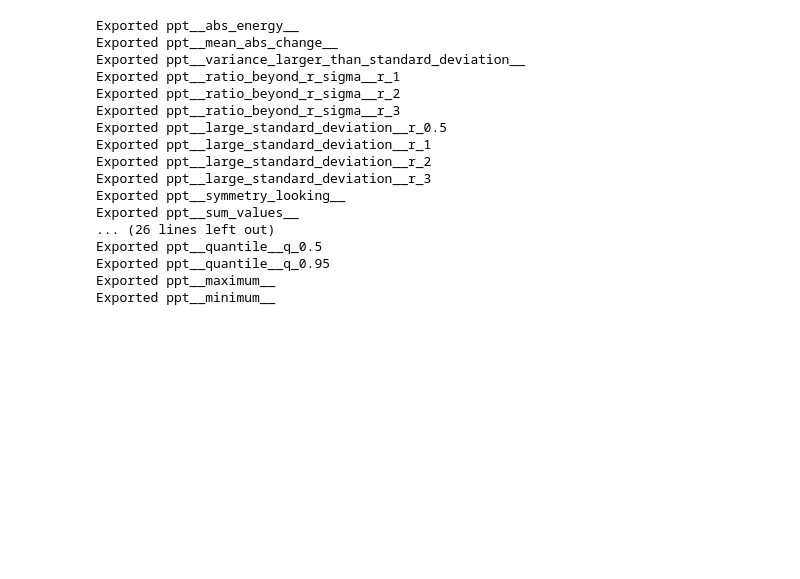
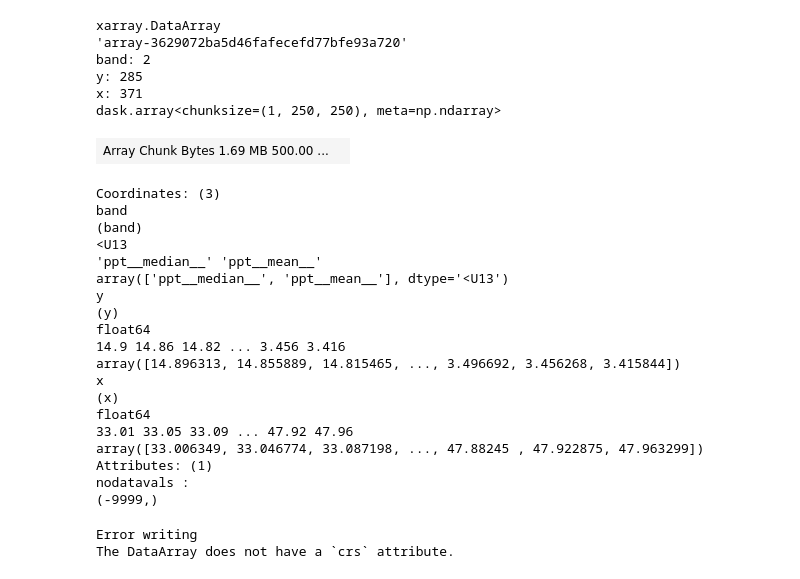
Before and after one commit to mmann1123/xr_fresh, a Jupyter notebook: notebooks/feature_extraction.ipynb, the cells around one changed output. Saved outputs shown, nothing was run; the diff lists cells and outputs as text; code cells hidden in the pictures; blank space fills up the shorter version.

```diff
--- a/notebooks/feature_extraction.ipynb
+++ b/notebooks/feature_extraction.ipynb
@@ -133,20 +197,34 @@ go to http://localhost:8787/status for dask dashboard
+# %%
+features
+# %% [output]
+xarray.DataArray
+'array-3629072ba5d46fafecefd77bfe93a720'
+band: 2
+y: 285
+x: 371
+dask.array<chunksize=(1, 250, 250), meta=np.ndarray>
+| Array Chunk Bytes 1.69 MB 500.00 ... |  |
+Coordinates: (3)
+band
+(band)
+<U13
+'ppt__median__' 'ppt__mean__'
+array(['ppt__median__', 'ppt__mean__'], dtype='<U13')
+y
+(y)
+float64
+14.9 14.86 14.82 ... 3.456 3.416
+array([14.896313, 14.855889, 14.815465, ..., 3.496692, 3.456268, 3.415844])
+x
+(x)
+float64
+33.01 33.05 33.09 ... 47.92 47.96
+array([33.006349, 33.046774, 33.087198, ..., 47.88245 , 47.922875, 47.963299])
+Attributes: (1)
+nodatavals :
+(-9999,)
 # %%
-xarray_to_rasterio(features,'/home/mmann1123/Desktop/', postfix='')
+xarray_to_rasterio(features, path='/home/mmann1123/Downloads/', postfix='_test', bands=None)
 # %% [output]
-Exported ppt__abs_energy__
-Exported ppt__mean_abs_change__
-Exported ppt__variance_larger_than_standard_deviation__
-Exported ppt__ratio_beyond_r_sigma__r_1
-Exported ppt__ratio_beyond_r_sigma__r_2
-Exported ppt__ratio_beyond_r_sigma__r_3
-Exported ppt__large_standard_deviation__r_0.5
-Exported ppt__large_standard_deviation__r_1
-Exported ppt__large_standard_deviation__r_2
-Exported ppt__large_standard_deviation__r_3
-Exported ppt__symmetry_looking__
-Exported ppt__sum_values__
-... (26 lines left out)
-Exported ppt__quantile__q_0.5
-Exported ppt__quantile__q_0.95
-Exported ppt__maximum__
-Exported ppt__minimum__
+Error writing
+The DataArray does not have a `crs` attribute.
```
Also changed, not shown: parts of 5 cells of this notebook, 2 other files.
